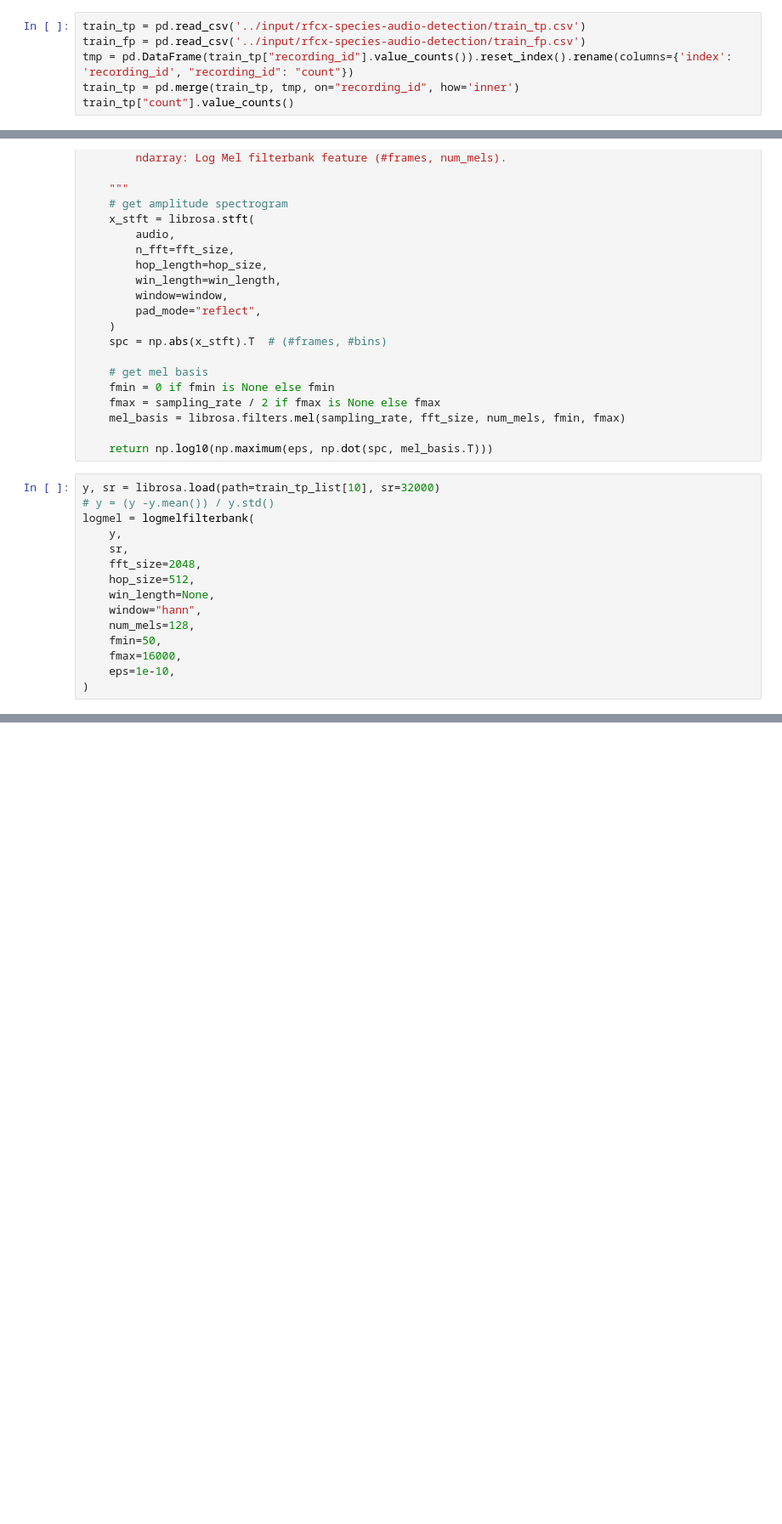
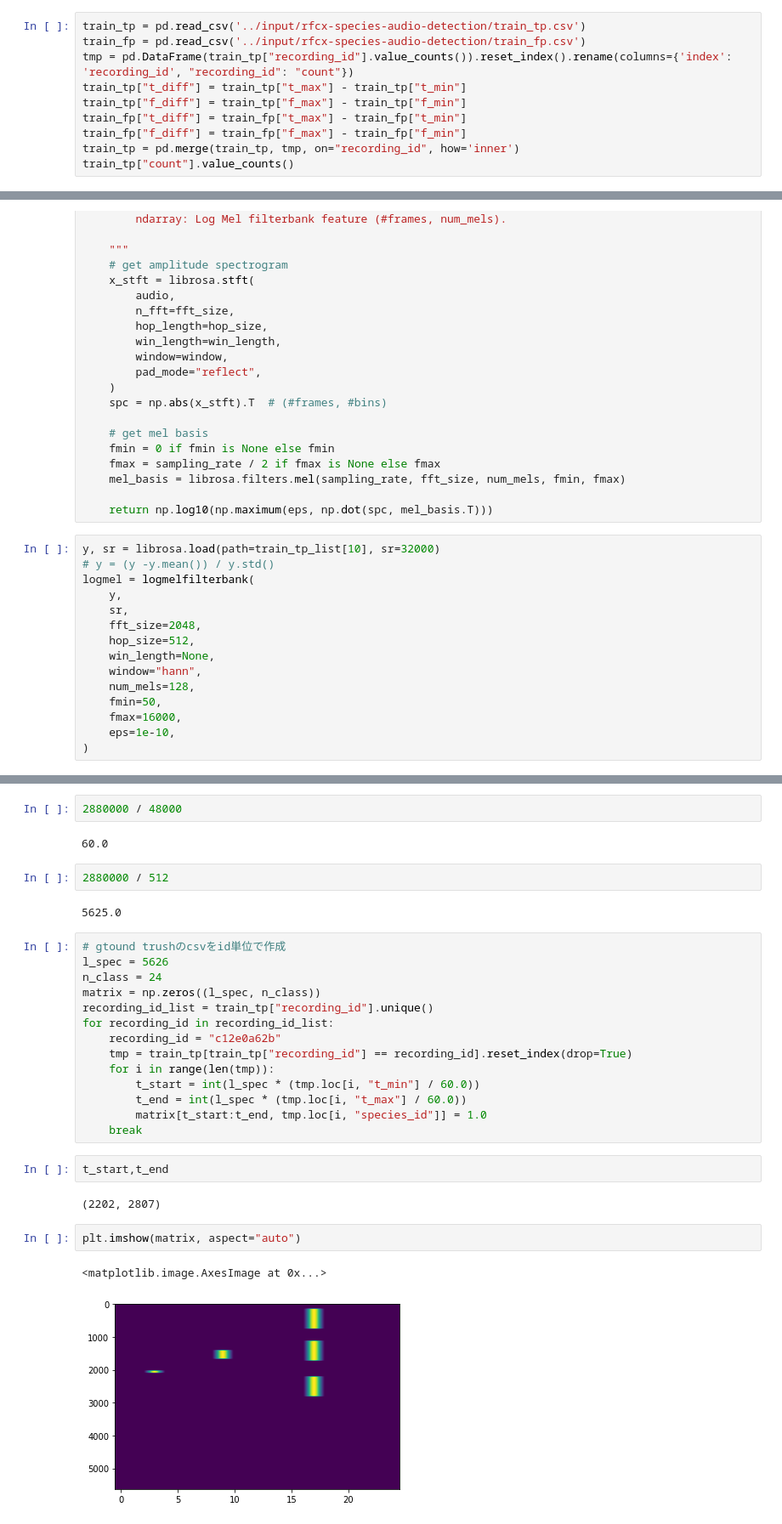
Before and after one commit to ibkuroyagi/Rainforest-Connection-Species-Audio-Detection, a Jupyter notebook: working/EDA.ipynb, the cells around one changed output, grey strips where cells are left out. Shown at 85% size. Saved outputs shown, nothing was run; the diff lists cells and outputs as text; blank space fills up the shorter version.

Commit message:
add train_tp+fp

```diff
--- a/working/EDA.ipynb
+++ b/working/EDA.ipynb
@@ -13,6 +23,10 @@ from tqdm import tqdm_notebook as tqdm
 train_tp = pd.read_csv('../input/rfcx-species-audio-detection/train_tp.csv')
 train_fp = pd.read_csv('../input/rfcx-species-audio-detection/train_fp.csv')
 tmp = pd.DataFrame(train_tp["recording_id"].value_counts()).reset_index().rename(columns={'index': 'recording_id', "recording_id": "count"})
+train_tp["t_diff"] = train_tp["t_max"] - train_tp["t_min"]
+train_tp["f_diff"] = train_tp["f_max"] - train_tp["f_min"]
+train_fp["t_diff"] = train_fp["t_max"] - train_fp["t_min"]
+train_fp["f_diff"] = train_fp["f_max"] - train_fp["f_min"]
 train_tp = pd.merge(train_tp, tmp, on="recording_id", how='inner')
 train_tp["count"].value_counts()
 # %% [output]
@@ -203,0 +209,31 @@ train_tp
+# %%
+2880000 / 48000
+# %% [output]
+60.0
+# %%
+2880000 / 512
+# %% [output]
+5625.0
+# %%
+# gtound trushのcsvをid単位で作成
+l_spec = 5626
+n_class = 24
+matrix = np.zeros((l_spec, n_class))
+recording_id_list = train_tp["recording_id"].unique()
+for recording_id in recording_id_list:
+    recording_id = "c12e0a62b"
+    tmp = train_tp[train_tp["recording_id"] == recording_id].reset_index(drop=True)
+    for i in range(len(tmp)):
+        t_start = int(l_spec * (tmp.loc[i, "t_min"] / 60.0))
+        t_end = int(l_spec * (tmp.loc[i, "t_max"] / 60.0))
+        matrix[t_start:t_end, tmp.loc[i, "species_id"]] = 1.0
+    break
+# %%
+t_start,t_end
+# %% [output]
+(2202, 2807)
+# %%
+plt.imshow(matrix, aspect="auto")
+# %% [output]
+<matplotlib.image.AxesImage at 0x...>
+[figure, added]
```
Also changed, not shown: parts of 14 cells of this notebook, 8 other files.
